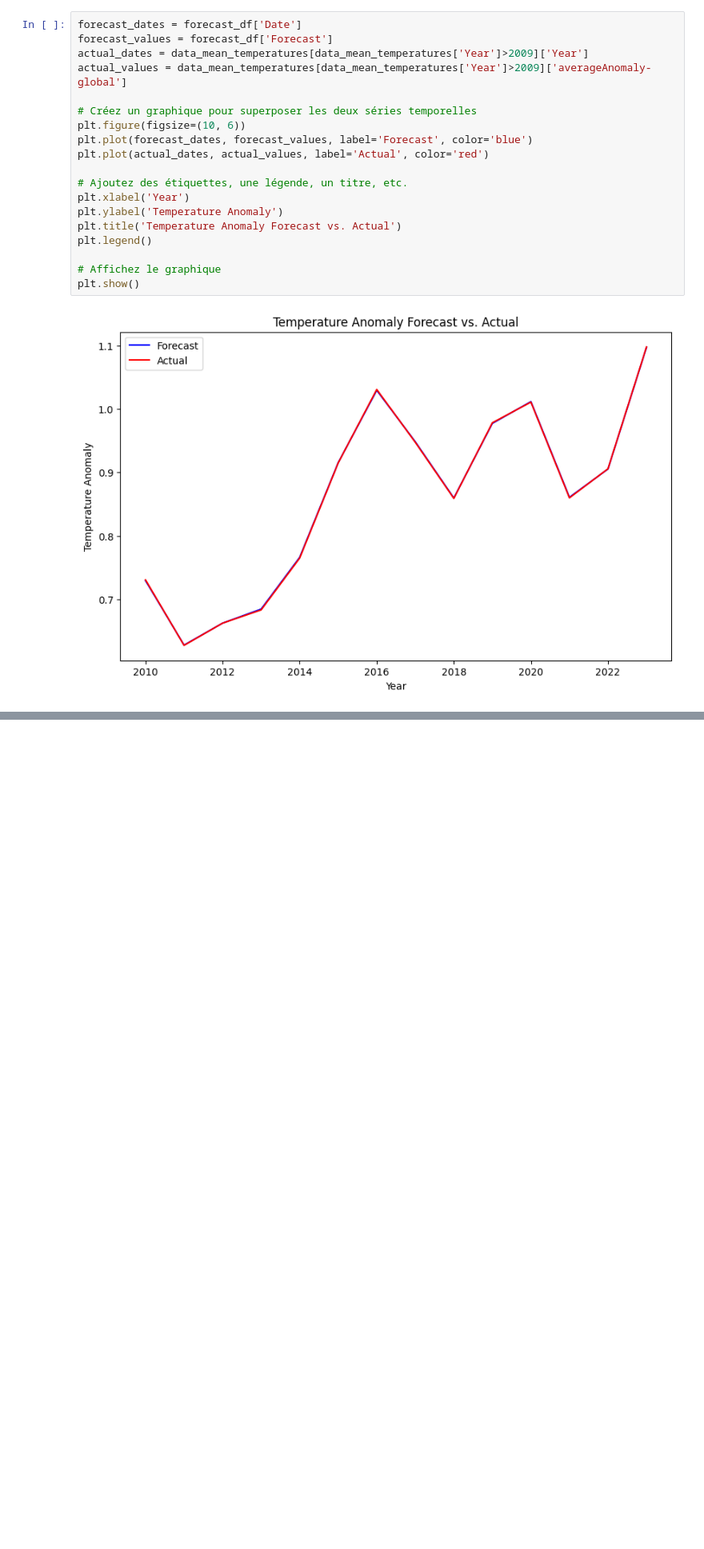
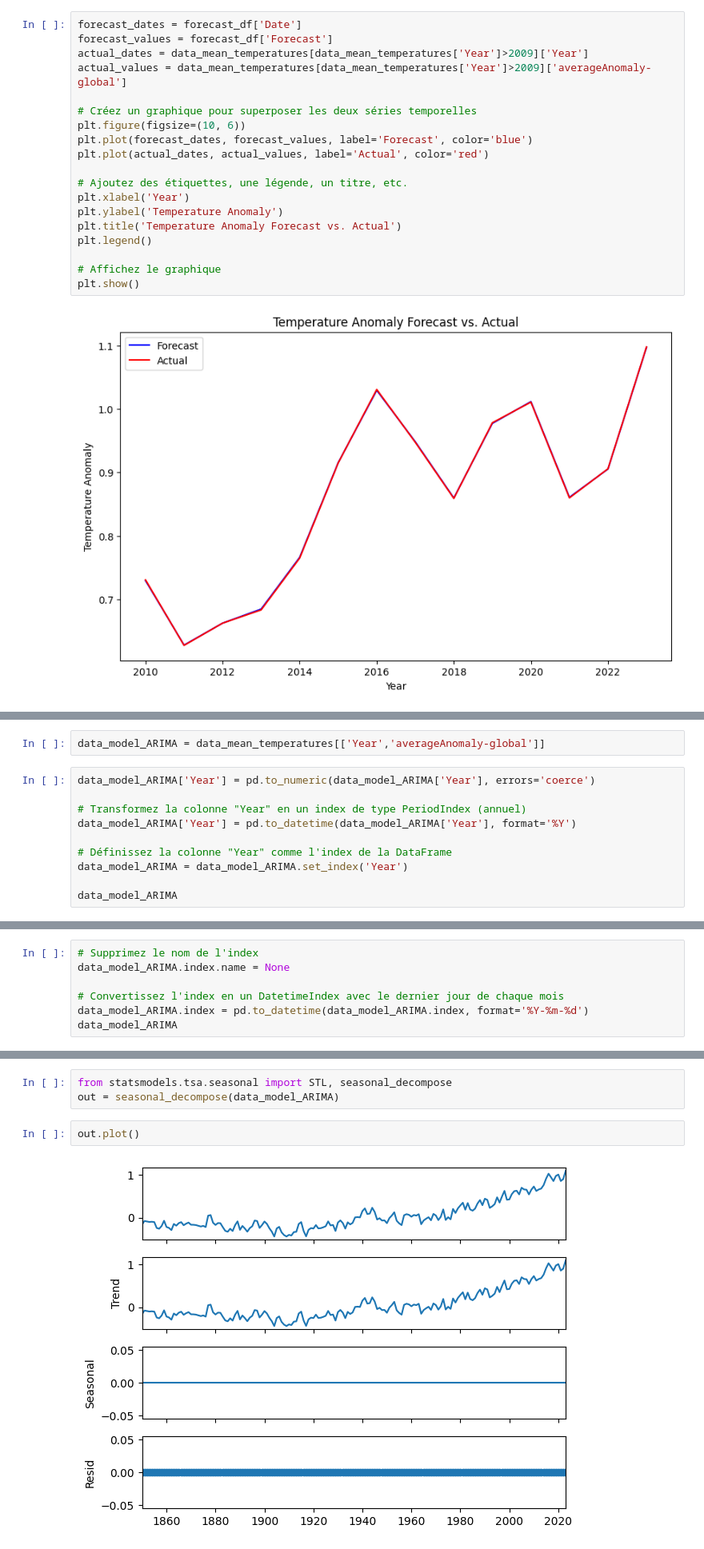
Before and after one commit to rodrigju/TimeSeries_ML, a Jupyter notebook: ML_projet.ipynb, the cells around one changed output, grey strips where cells are left out. Shown at 80% size. Saved outputs shown, nothing was run; the diff lists cells and outputs as text; blank space fills up the shorter version.

```diff
--- a/ML_projet.ipynb
+++ b/ML_projet.ipynb
@@ -773,0 +882,12 @@ plt.show()
+# %%
+data_model_ARIMA = data_mean_temperatures[['Year','averageAnomaly-global']]
+# %%
+data_model_ARIMA['Year'] = pd.to_numeric(data_model_ARIMA['Year'], errors='coerce')
+
+# Transformez la colonne "Year" en un index de type PeriodIndex (annuel)
+data_model_ARIMA['Year'] = pd.to_datetime(data_model_ARIMA['Year'], format='%Y')
+
+# Définissez la colonne "Year" comme l'index de la DataFrame
+data_model_ARIMA = data_model_ARIMA.set_index('Year')
+
+data_model_ARIMA
@@ -773,0 +920,7 @@ plt.show()
+# %%
+# Supprimez le nom de l'index
+data_model_ARIMA.index.name = None
+
+# Convertissez l'index en un DatetimeIndex avec le dernier jour de chaque mois
+data_model_ARIMA.index = pd.to_datetime(data_model_ARIMA.index, format='%Y-%m-%d')
+data_model_ARIMA
@@ -773,0 +941,7 @@ plt.show()
+# %%
+from statsmodels.tsa.seasonal import STL, seasonal_decompose
+out = seasonal_decompose(data_model_ARIMA)
+# %%
+out.plot()
+# %% [output]
+[figure, added]
```
Also changed, not shown: parts of 47 cells of this notebook.
